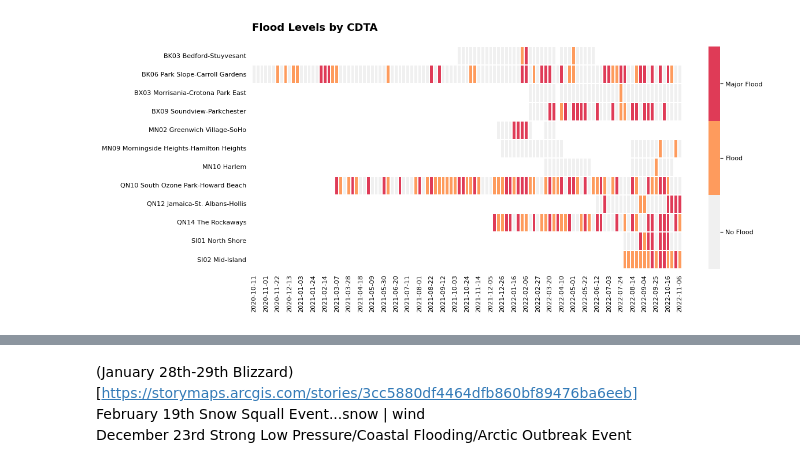
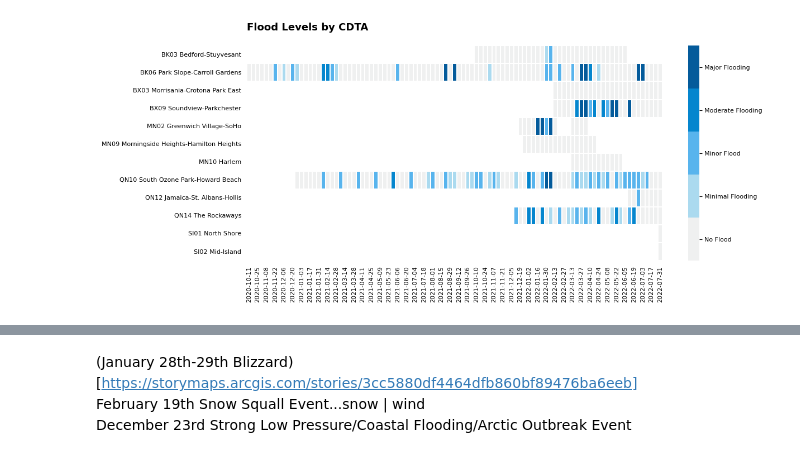
Before and after one commit to cankadir/FloodAnalysis, a Jupyter notebook: PY/Visualization_Tests.ipynb, the cells around one changed output, grey strips where cells are left out. Saved outputs shown, nothing was run; the diff lists cells and outputs as text; code cells hidden in the pictures.

```diff
--- a/PY/Visualization_Tests.ipynb
+++ b/PY/Visualization_Tests.ipynb
@@ -76,3 +83,0 @@ geo_sensors.head(3)
-# %%
-all_data = flood_data.join(geo_sensors.drop(['lat', 'lon', 'sensor_display_name', 'sensor_address_neighborhood'],axis=1).set_index('deployment_id'), on='deployment_id')
-all_data.head()
@@ -99,0 +86,5 @@ filtered_data['smooth_depth_in'] = filtered_data['smooth_depth_mm'] / 25.4
+# %%
+events_path = r"C:\Users\cansu\Downloads\EventsData (upto 07_22).xlsx"
+events = pd.read_excel(events_path, sheet_name='ALL')
+
+events.head()
@@ -99,0 +139,3 @@ filtered_data['smooth_depth_in'] = filtered_data['smooth_depth_mm'] / 25.4
+# %%
+cleaned_data['clean_depth'] = cleaned_data.apply( lambda x: x['depth_proc_mm'] if x['during_flood'] == True else 0, axis=1 )
+cleaned_data.head()
@@ -99,0 +149,8 @@ filtered_data['smooth_depth_in'] = filtered_data['smooth_depth_mm'] / 25.4
+# %%
+filtered_data = cleaned_data.copy()
+filtered_data['smooth_depth_in'] = filtered_data['clean_depth'] / 25.4
+
+# No manual tagging after August 2022
+filtered_data = filtered_data[ filtered_data['time_2'] < pd.to_datetime("2022-08-01") ]
+
+filtered_data.head()
@@ -100,20 +164,26 @@ filtered_data['smooth_depth_in'] = filtered_data['smooth_depth_mm'] / 25.4
 # %%
-# Make matplotlib plot exported to ai 42 editable
-import matplotlib as mpl
-mpl.rcParams['pdf.fonttype'] = 42
-mpl.rcParams['ps.fonttype'] = 42
+# ---- FORMAT & PLOT ----
+# Simplify Depth
 
-# ---- FORMAT & PLOT ----
-# filtered_data = filtered_data[ filtered_data['time'].dt.year > 2021 ]
+# Segmented Color Map
+def make_Ramp( ramp_colors ):
+    from colour import Color
+    # from matplotlib.colors import LinearSegmentedColormap
+    from matplotlib.colors import ListedColormap, LinearSegmentedColormap
+
+    color_ramp = ListedColormap( ramp_colors )
+    return color_ramp
+
+custom_ramp = make_Ramp( ['#EFF0F0',"#ABDAEF","#58B4ED", '#0586CE', '#045B9B'] )
+values = ['No Flood', 'Minimal Flooding', 'Minor Flood', 'Moderate Flooding', 'Major Flooding']
 
 filtered_data['smooth_depth_cut'] = pd.cut(
     filtered_data['smooth_depth_in'],
-    bins=[-1, 0.25, 4, 200],
-    labels=[ 0, 1, 2]
+    bins=[-1, 0.25, 4, 12, 24, 1000 ],
+    labels=[ 0, 1, 2, 3, 4]
 )
 
-# filtered_data
-
+# pivot to get max
 pt = pd.pivot_table(
     data = filtered_data.sort_values('CDTAName'),
     columns = pd.Grouper(key='time', freq='1W'),
@@ -122,50 +192,40 @@ pt = pd.pivot_table(
     aggfunc='max'
 )
 
+# Format Columns - Time format
 pt.columns = pt.columns.strftime('%Y-%m-%d')
 pt.index = [x.split(" (")[0] for x in pt.index]
 
-def make_Ramp( ramp_colors ):
-    from colour import Color
-    # from matplotlib.colors import LinearSegmentedColormap
-    from matplotlib.colors import ListedColormap, LinearSegmentedColormap
-
-    color_ramp = ListedColormap( ramp_colors )
-    return color_ramp
-
-custom_ramp = make_Ramp( ['#F0F0F0',"#FE9B5D","#DF3B57"] )
-
 import seaborn as sns
 plt.figure( figsize=(12, 5) )
-
+# ---- Heatmap ----
 ax = sns.heatmap(
     pt.astype(float),
     linewidths=0.025,
     linecolor='white',
     square=False,
     cmap = custom_ramp,
     mask=pt.isnull(),
 )
 
-ax.set_facecolor('#FFFFFF')
+ax.set_facecolor('#FFFFFF') # No Data is White
 ax.tick_params( axis='both', left=False, bottom=False, labelsize=8 )
 
-values = ['No Flood', 'Flood', 'Major Flood']
+# Simplify the colors bar
 n = len(values)
-
 colorbar = ax.collections[0].colorbar
 r = colorbar.vmax - colorbar.vmin
 colorbar.set_ticks([colorbar.vmin + r / n * (0.5 + i) for i in range(n)])
 colorbar.set_ticklabels( values )
 colorbar.ax.tick_params(labelsize=8)
 
 plt.xlabel('')
 plt.ylabel('')
 plt.savefig( r'D:\WORK\FLOODNET\VISUALS\CDTA_heatmap.pdf', dpi=300, bbox_inches='tight')
 plt.title( "Flood Levels by CDTA", fontsize=13, fontweight='bold', ha = 'left', x=0, y=1.05)
 plt.show();
 # %% [output]
-[figure, old version]
+[figure, new version]
 # %%
 RH_data = filtered_data.dropna(subset=['CDTAName'],axis=0)
 RH_data = RH_data[ RH_data['CDTAName'].str.contains("BK06") ]
```
Also changed, not shown: parts of 22 cells of this notebook, 3 other files.
